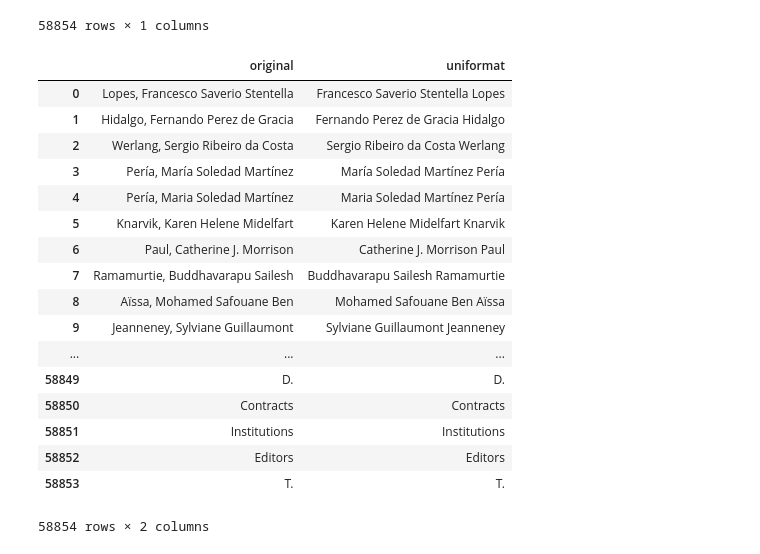
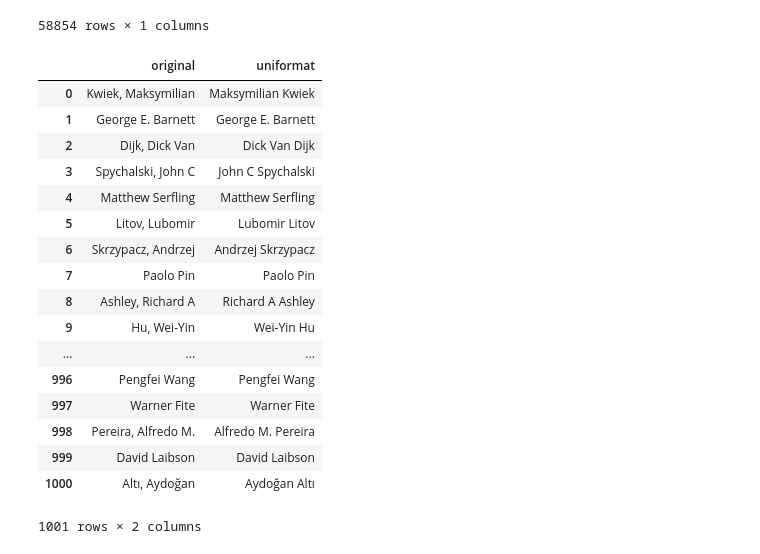
Before and after one commit to BoucheDimitri/CitationsNetwork, a Jupyter notebook: Tests.ipynb, the cells around one changed output. Drawn from its saved outputs; the diff is of its cells as text; code cells hidden in the pictures.

Commit message:
New version of author mapping

```diff
--- a/Tests.ipynb
+++ b/Tests.ipynb
@@ -20,6 +13,8 @@ inter = ind.intersection(ind2).shape
 # %%
 def authors_parser(authors_string, sep=";"):
     return authors_string.split("; ")
+# %%
+attrs["authors_list"] = attrs["authors"].apply(authors_parser)
 # %%
 def normalized_edit_distance(str1, str2):
     dist = jellyfish.levenshtein_distance(str1, str2)
@@ -162,27 +148,29 @@ def uniformize_names(str1):
         return str1
 # %%
 df_authors["uniformat"] = df_authors["original"].apply(uniformize_names)
-# %%
-df_authors
-# %% [output]
-|  | original | uniformat |
-| 0 | Lopes, Francesco Saverio Stentella | Francesco Saverio Stentella Lopes |
-| 1 | Hidalgo, Fernando Perez de Gracia | Fernando Perez de Gracia Hidalgo |
-| 2 | Werlang, Sergio Ribeiro da Costa | Sergio Ribeiro da Costa Werlang |
-| 3 | Pería, María Soledad Martínez | María Soledad Martínez Pería |
-| 4 | Pería, Maria Soledad Martínez | Maria Soledad Martínez Pería |
-| 5 | Knarvik, Karen Helene Midelfart | Karen Helene Midelfart Knarvik |
-| 6 | Paul, Catherine J. Morrison | Catherine J. Morrison Paul |
-| 7 | Ramamurtie, Buddhavarapu Sailesh | Buddhavarapu Sailesh Ramamurtie |
-| 8 | Aïssa, Mohamed Safouane Ben | Mohamed Safouane Ben Aïssa |
-| 9 | Jeanneney, Sylviane Guillaumont | Sylviane Guillaumont Jeanneney |
-| ... | ... | ... |
-| 58849 | D. | D. |
-| 58850 | Contracts | Contracts |
-| 58851 | Institutions | Institutions |
-| 58852 | Editors | Editors |
-| 58853 | T. | T. |
-58854 rows × 2 columns
+# %%
+df_authors_reduced = df_authors.loc[0:1000, :]
+# %%
+df_authors_reduced
+# %% [output]
+|  | original | uniformat |
+| 0 | Kwiek, Maksymilian | Maksymilian Kwiek |
+| 1 | George E. Barnett | George E. Barnett |
+| 2 | Dijk, Dick Van | Dick Van Dijk |
+| 3 | Spychalski, John C | John C Spychalski |
+| 4 | Matthew Serfling | Matthew Serfling |
+| 5 | Litov, Lubomir | Lubomir Litov |
+| 6 | Skrzypacz, Andrzej | Andrzej Skrzypacz |
+| 7 | Paolo Pin | Paolo Pin |
+| 8 | Ashley, Richard A | Richard A Ashley |
+| 9 | Hu, Wei-Yin | Wei-Yin Hu |
+| ... | ... | ... |
+| 996 | Pengfei Wang | Pengfei Wang |
+| 997 | Warner Fite | Warner Fite |
+| 998 | Pereira, Alfredo M. | Alfredo M. Pereira |
+| 999 | David Laibson | David Laibson |
+| 1000 | Altı, Aydoğan | Aydoğan Altı |
+1001 rows × 2 columns
 # %%
 def edit_apply(str1, str2):
     return normalized_edit_distance(str1, str2)
```
Also changed, not shown: parts of 19 cells of this notebook.
